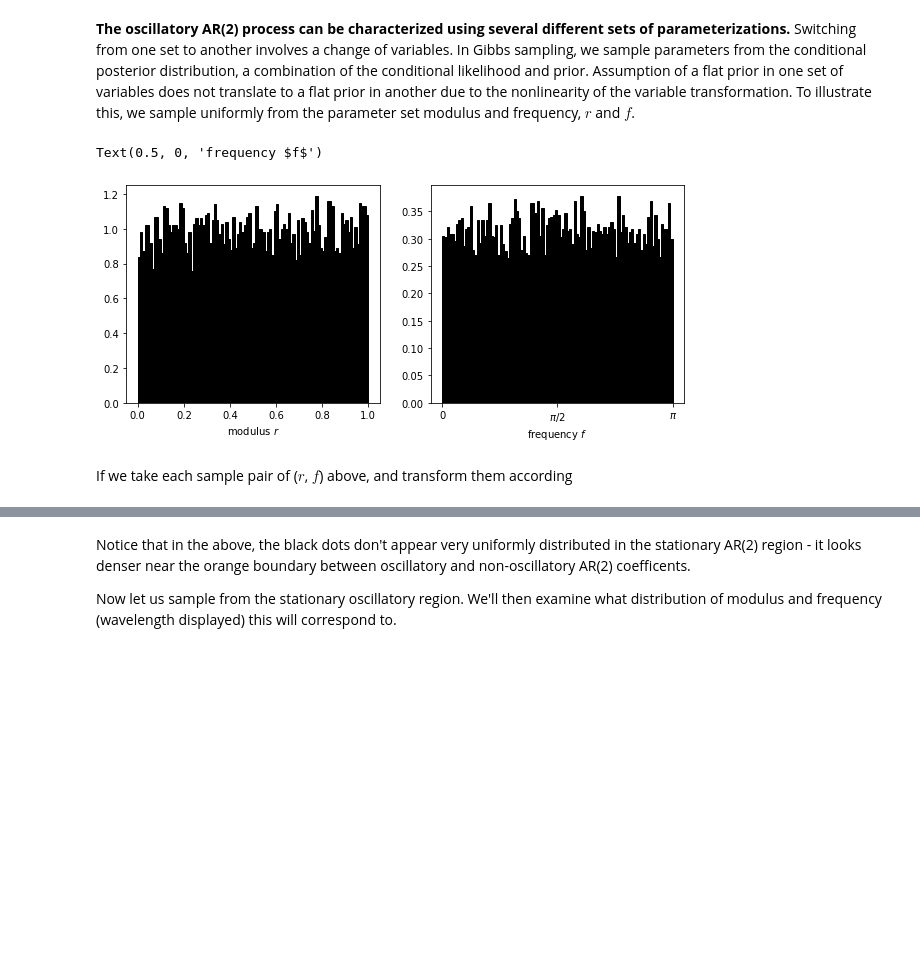
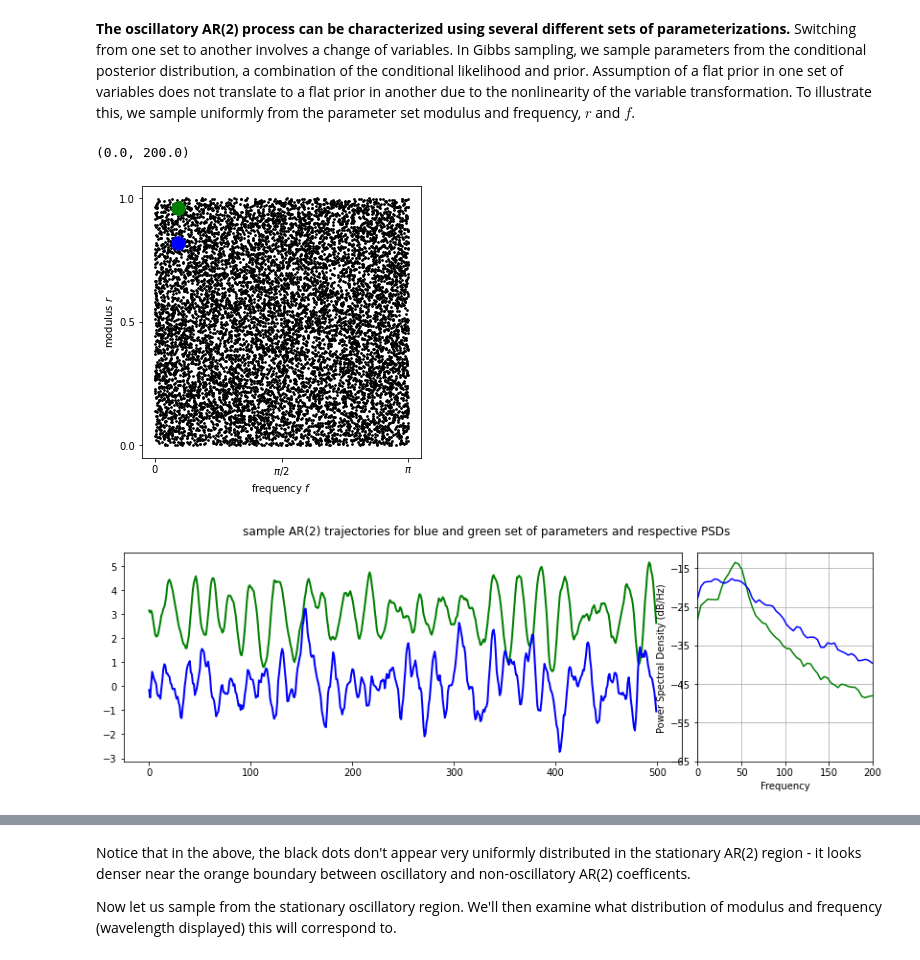
Before and after one commit to AraiKensuke/LOST, a Jupyter notebook: Notebooks/AR2_priors.ipynb, the cells around one changed output, grey strips where cells are left out. Saved outputs shown, nothing was run; the diff lists cells and outputs as text; code cells hidden in the pictures; blank space fills up the shorter version.

```diff
--- a/Notebooks/AR2_priors.ipynb
+++ b/Notebooks/AR2_priors.ipynb
@@ -29,29 +19,77 @@ Resolving deltas: 100% (317/317), done.
 # %%
 import LOST.ARlib as _arl
 from LOST.ARcfSmplFuncs import ampAngRep, buildLims, FfromLims, dcmpcff, initF
 import numpy as _N
 import matplotlib.pyplot as _plt
+from LOST.kflib import createDataAR
 
 #  the actual eigenvalues need | eigenvalue | < 1.  (1 / ev) > 1
 
 N    = 10000
 ra   = 0
 rb   = 1
 
 #########  imaginary roots
 amps  = _N.random.rand(N) * (rb - ra) + ra
 phs  = _N.random.rand(N) * _N.pi      #  phs from 0 -> pi   (well, 4pi/N, but large N->0)
 
-fig = _plt.figure(figsize=(10, 4))
-fig.add_subplot(1, 2, 1)
-_plt.hist(amps, bins=_N.linspace(0, 1, 101), density=True, color="black", edgecolor="black")
-_plt.xlabel("modulus $r$")
-fig.add_subplot(1, 2, 2)
-_plt.hist(phs, bins=_N.linspace(0, 3.1416, 101), density=True, color="black", edgecolor="black")
+#########  we'll tag 2 in
+amps[0] = 0.96
+phs[0]  = 0.09 * _N.pi
+
+amps[1] = 0.82
+phs[1]  = 0.09 * _N.pi
+
+fig = _plt.figure(figsize=(5, 5))
+fig.add_subplot(1, 1, 1)
+_plt.scatter(phs, amps, color="black", s=3)
+_plt.scatter(phs[0:1], amps[0:1], color="green", s=180)
+_plt.scatter(phs[1:2], amps[1:2], color="blue", s=180)
+_plt.ylabel("modulus $r$")
+_plt.yticks([0, 0.5, 1])
 _plt.xticks([0, _N.pi/2, _N.pi], ["0", "$\pi/2$", "$\pi$"])
 _plt.xlabel("frequency $f$")
+
+
+####  transform to AR coefficients  (would've liked to do this later, but want to show AR trajectories so do it here)
+####  going from (r, f) parameter set, to AR coefficients
+Fsi  = _N.empty((N, 2))   #  AR(2) coefficients, imaginary roots (oscillatory)
+
+for n in range(N):
+    ph = phs[n]
+    r1 = amps[n] * (_N.cos(ph) + 1j * _N.sin(ph))
+    r2 = amps[n] * (_N.cos(ph) - 1j * _N.sin(ph))
+
+    A = _N.array([[r1, 1], [r2, 1]])
+    B = _N.array([[r1*r1], [r2*r2]])
+
+    F1, F2 = _N.linalg.solve(A, B)
+    F      = _N.array([F1, F2]).real
+    Fsi[n, 0] = F[0]
+    Fsi[n, 1] = F[1]
+
+    # bBdd, iBdd, rts = _arl.cmplxRoots(F)
+    # if not bBdd:
+    #     print "Woops"
+
+######  create sample AR trajectories for display
+cohAR   = createDataAR(10000, Fsi[0], 0.1, 0, trim=0)
+cohAR /= _N.std(cohAR)
+incohAR = createDataAR(10000, Fsi[1], 0.1, 0, trim=0)
+incohAR /= _N.std(incohAR)
+
+fig = _plt.figure(figsize=(14, 4))
+_plt.suptitle("sample AR(2) trajectories for blue and green set of parameters and respective PSDs")
+_plt.subplot2grid((1, 8), (0, 0), colspan=6)
+_plt.plot(cohAR[0, 0:500] + 3, color="green", lw=2)
+_plt.plot(incohAR[0, 0:500], color="blue", lw=2)
+_plt.subplot2grid((1, 8), (0, 6), colspan=2)
+outpsd=_plt.psd(cohAR[0], Fs=1000, color="green")
+#_plt.xlim(0, 200)
+#_plt.subplot2grid((1, 8), (0, 6), colspan=2)
+outpsd=_plt.psd(incohAR[0], Fs=1000, color="blue")
+_plt.xlim(0, 200)
 # %% [output]
-Text(0.5, 0, 'frequency $f$')
+(0.0, 200.0)
-[figure, old version]
+[figure, new version]
+[figure, added]
-# %% [markdown]
-If we take each sample pair of ($r$, $f$) above, and transform them according
```
Also changed, not shown: parts of 4 cells of this notebook.
